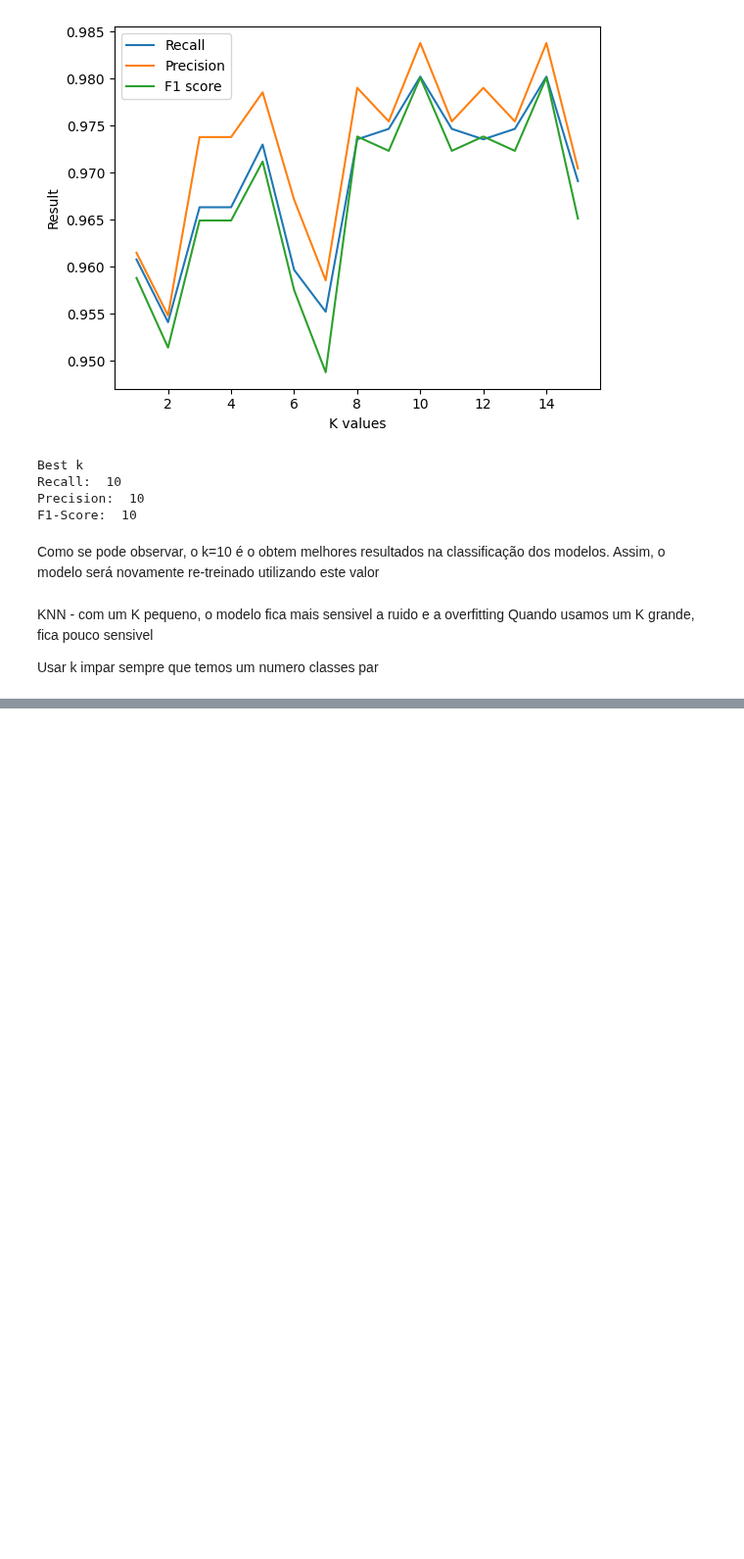
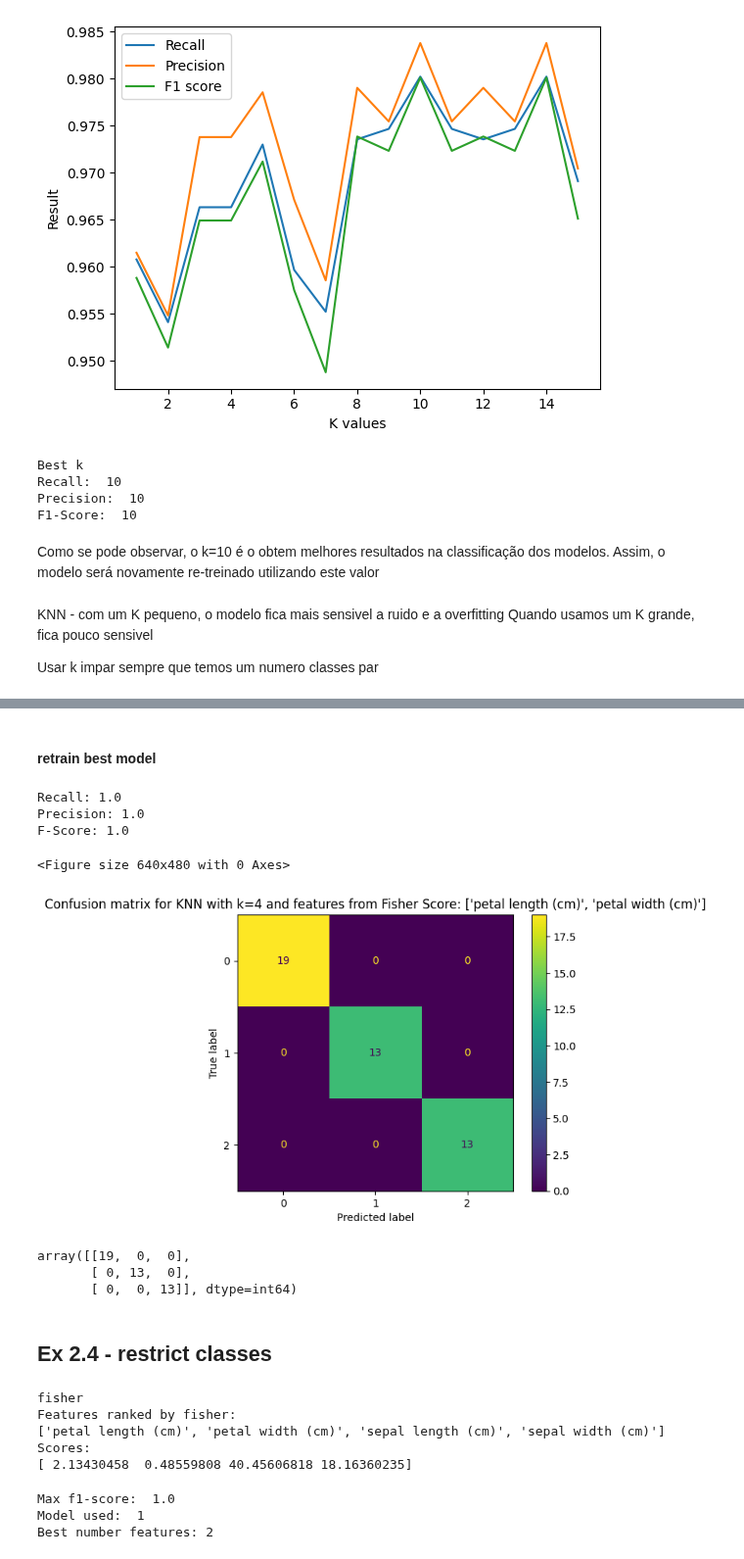
Before and after one commit to PugtgYosuky/clf-human-activities, a Jupyter notebook: src/projectB.ipynb, the cells around one changed output, grey strips where cells are left out. Shown at 98% size. Drawn from its saved outputs; the diff is of its cells as text; code cells hidden in the pictures; blank space fills up the shorter version.

```diff
--- a/src/projectB.ipynb
+++ b/src/projectB.ipynb
@@ -534,0 +499,2 @@ Scores:
+# %%
+fisher_features = order_features(x_train, y_train, 'fisher')
@@ -534,0 +507,2 @@ Scores:
+# %%
+results, best_k, best_n_features = best_model_feature_and_k(x_train, x_val, y_train, y_val, fisher_features, plot=False)
@@ -534,0 +521,26 @@ Scores:
+# %% [markdown]
+#### retrain best model
+# %%
+x_train_total = pd.concat([x_train, x_val], ignore_index=True)
+y_train_total = pd.concat([y_train, y_val], ignore_index=True)
+# %%
+features_to_use = fisher_features[:best_n_features]
+model = KNeighborsClassifier(n_neighbors=best_k)
+model.fit(x_train_total[features_to_use], y_train_total)
+y_pred = model.predict(x_test[features_to_use])
+# %%
+print('Recall:', calculate_recall(y_test, y_pred, 'weighted'))
+print('Precision:', calculate_precision(y_test, y_pred, 'weighted'))
+print('F-Score:', calculate_f1(y_test, y_pred, 'weighted'))
+calculate_confusion_matrix(y_test, y_pred, title=f'Confusion matrix for KNN with k={best_k} and features from Fisher Score: {features_to_use}')
+# %% [output]
+Recall: 1.0
+Precision: 1.0
+F-Score: 1.0
+<Figure size 640x480 with 0 Axes>
+[figure, added]
+array([[19,  0,  0],
+       [ 0, 13,  0],
+       [ 0,  0, 13]], dtype=int64)
+# %% [markdown]
+## Ex 2.4 - restrict classes
@@ -534,0 +556,14 @@ Scores:
+# %%
+fisher_features = order_features(x_train, y_train, 'fisher')
+# %% [output]
+fisher
+Features ranked by fisher:
+['petal length (cm)', 'petal width (cm)', 'sepal length (cm)', 'sepal width (cm)']
+Scores:
+[ 2.13430458  0.48559808 40.45606818 18.16360235]
+# %%
+results, best_k, best_n_features = best_model_feature_and_k(x_train, x_val, y_train, y_val, fisher_features, plot=False)
+# %% [output]
+Max f1-score:  1.0
+Model used:  1
+Best number features: 2
```
Also changed, not shown: parts of 52 cells of this notebook.
